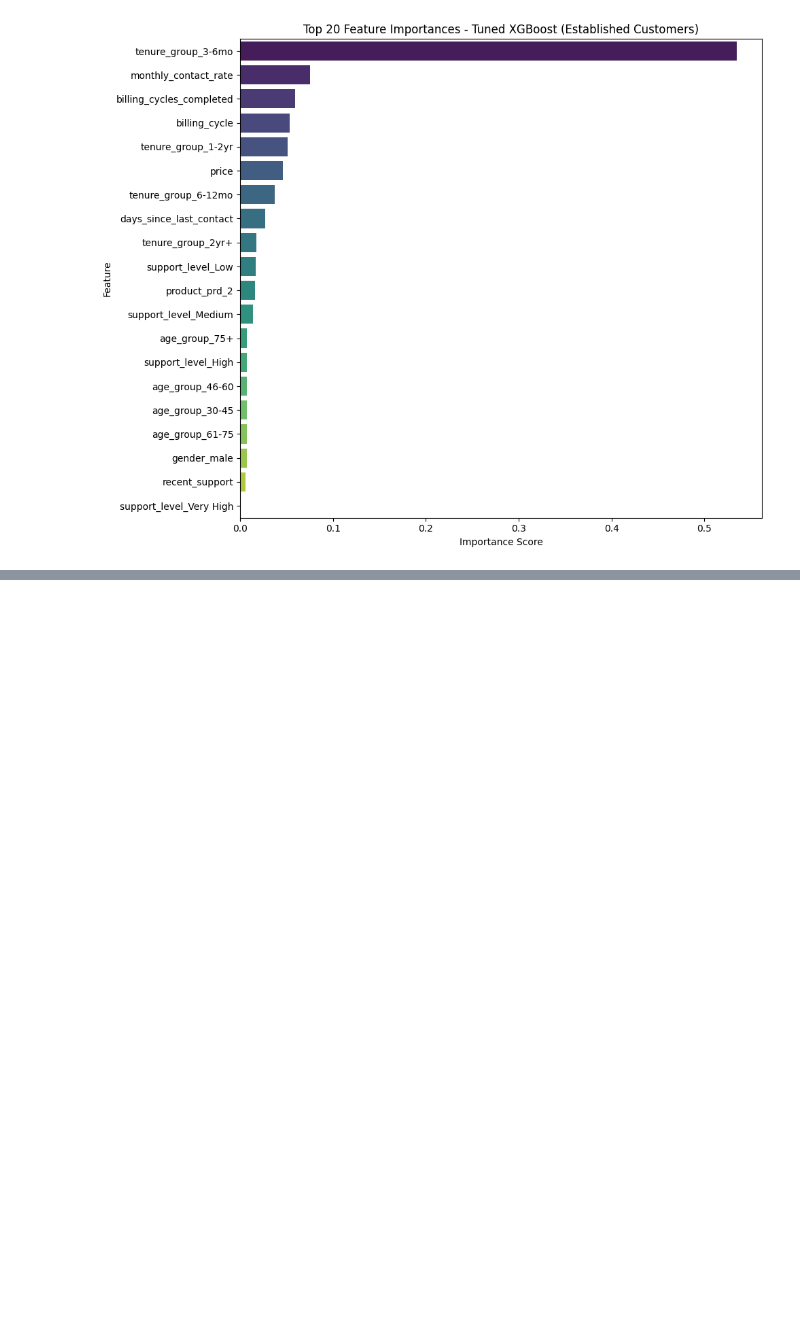
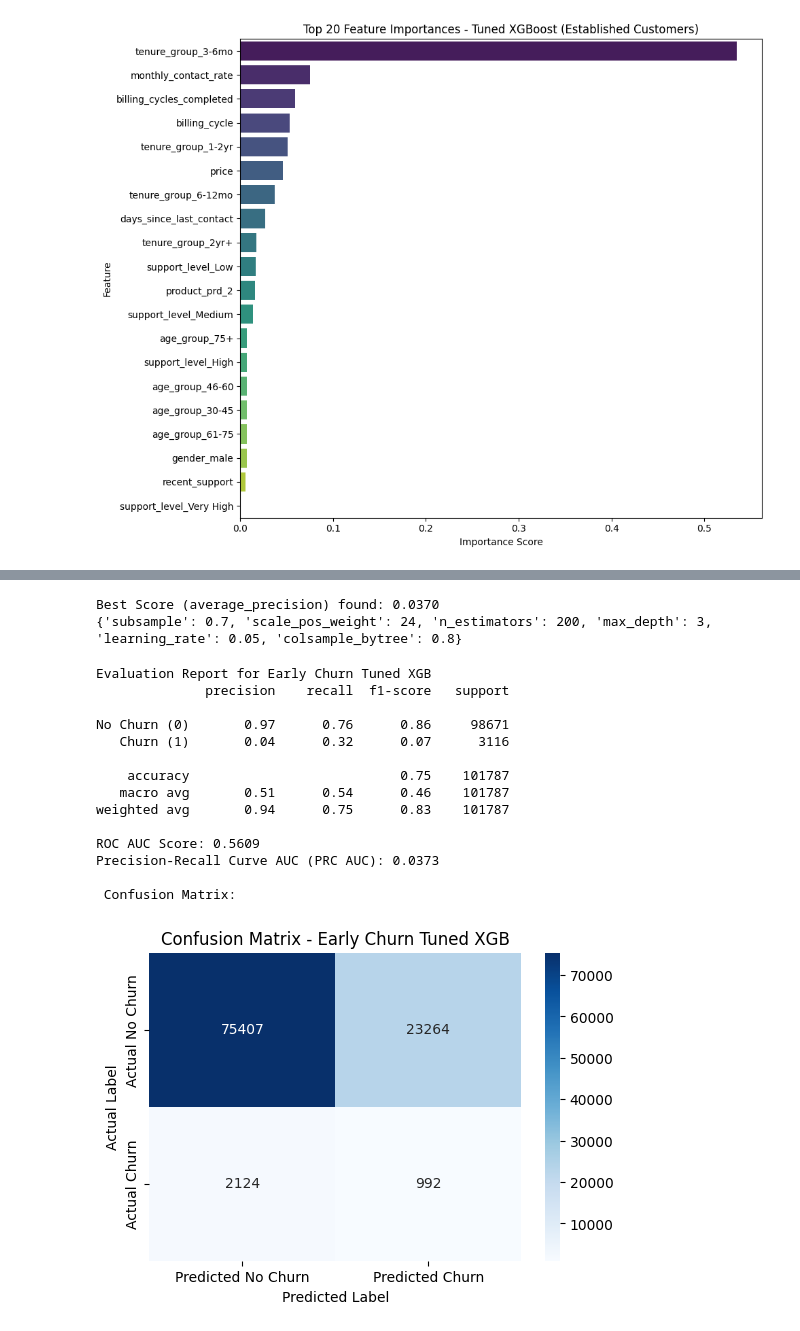
Before and after one commit to SarmadC/Churn-Prediction, a Jupyter notebook: churn-prediction.ipynb, the cells around one changed output, grey strips where cells are left out. Cells and saved outputs as stored; diff of their text form; code cells hidden in the pictures; blank space fills up the shorter version.

```diff
--- a/churn-prediction.ipynb
+++ b/churn-prediction.ipynb
@@ -945,0 +1100,22 @@ Generating SHAP Dependence Plot for 'billing_cycles_completed'...
+# %%
+#Baseline Model
+
+neg_count_early = (y_train_early == 0).sum()
+pos_count_early = (y_train_early == 1).sum()
+
+if pos_count_early > 0:
+    scale_pos_weight_early = neg_count_early / pos_count_early
+else:
+    scale_pos_weight_early = 1
+
+print(f'\nCalculated scale_pos_weight for Early Churn XGBoost: {scale_pos_weight_early:.2f}')
+
+xgb_model_early = xgb.XGBClassifier(
+    objective = 'binary:logistic',
+    eval_metric = 'logloss',
+    use_label_encoder = False,
+    scale_pos_weight = scale_pos_weight_early,
+    random_state = 0
+)
+
+xgb_model_early.fit(X_train_early, y_train_early)
@@ -945,0 +1231,2 @@ Generating SHAP Dependence Plot for 'billing_cycles_completed'...
+# %%
+random_search_early.fit(X_train_early, y_train_early)
@@ -945,0 +1252,31 @@ Generating SHAP Dependence Plot for 'billing_cycles_completed'...
+# %%
+print(f'Best Score ({scoring_metric}) found: {random_search_early.best_score_:.4f}')
+print(random_search_early.best_params_)
+
+best_xgb_model_early = random_search_early.best_estimator_
+# %% [output]
+Best Score (average_precision) found: 0.0370
+{'subsample': 0.7, 'scale_pos_weight': 24, 'n_estimators': 200, 'max_depth': 3, 'learning_rate': 0.05, 'colsample_bytree': 0.8}
+# %%
+tuned_xgb_early_metrics = evaluate_model(
+    best_xgb_model_early,
+    X_test_early,
+    y_test_early,
+    'Early Churn Tuned XGB'
+)
+# %% [output]
+Evaluation Report for Early Churn Tuned XGB
+              precision    recall  f1-score   support
+
+No Churn (0)       0.97      0.76      0.86     98671
+   Churn (1)       0.04      0.32      0.07      3116
+
+    accuracy                           0.75    101787
+   macro avg       0.51      0.54      0.46    101787
+weighted avg       0.94      0.75      0.83    101787
+
+ROC AUC Score: 0.5609
+Precision-Recall Curve AUC (PRC AUC): 0.0373
+
+ Confusion Matrix:
+[figure, added]
```
Also changed, not shown: parts of 18 cells of this notebook.
